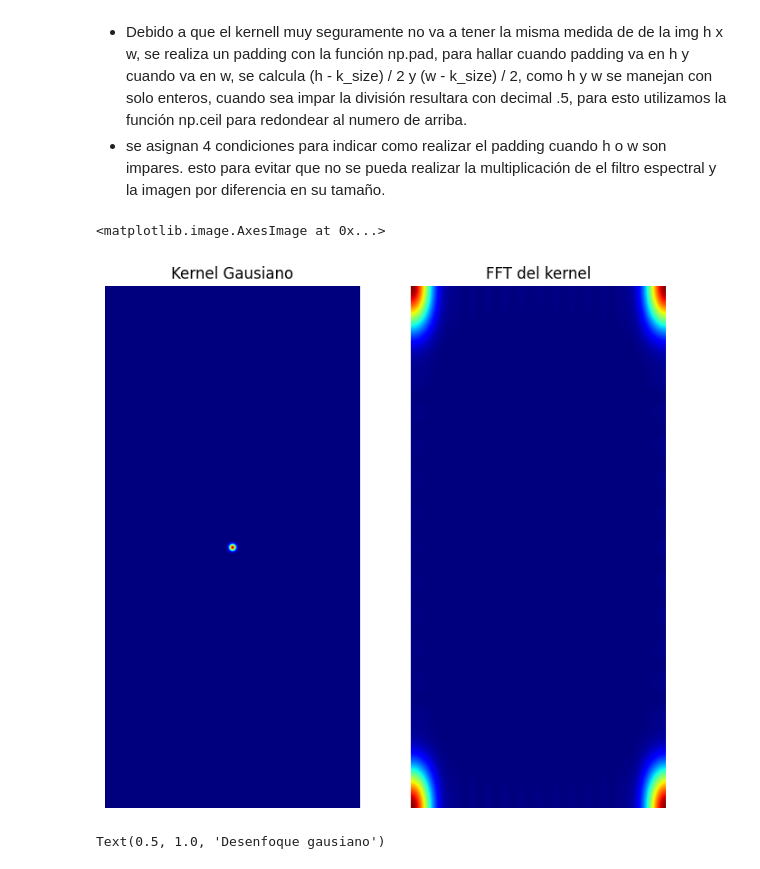
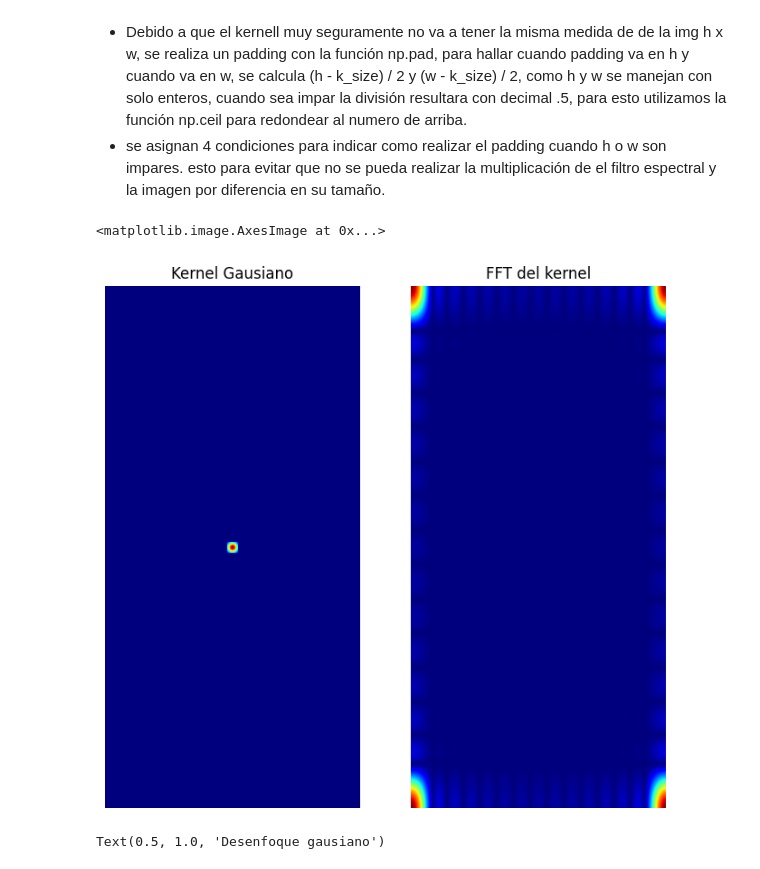
Before and after one commit to bryanqg92/CV_TPS, a Jupyter notebook: TP2/spectral_filter.ipynb, the cells around one changed output. Saved outputs shown, nothing was run; the diff lists cells and outputs as text; code cells hidden in the pictures.

```diff
--- a/TP2/spectral_filter.ipynb
+++ b/TP2/spectral_filter.ipynb
@@ -15,7 +15,7 @@ img = cv.imread('fft_alfa_pred.png', cv.IMREAD_GRAYSCALE)
 - Debido a que el kernell muy seguramente no va a tener la misma medida de de la img h x w, se realiza un padding con la función np.pad, para hallar cuando padding va en h y cuando va en w, se calcula (h - k_size) / 2 y (w - k_size) / 2, como h y w se manejan con solo enteros, cuando sea impar la división resultara con decimal .5, para esto utilizamos la función np.ceil para redondear al numero de arriba.
 - se asignan 4 condiciones para indicar como realizar el padding cuando h o w son impares. esto para evitar que no se pueda realizar la multiplicación de el filtro espectral y la imagen por diferencia en su tamaño.
 # %%
-def create_gauss_filter(h, w, k_size=15, sigma=3):
+def create_gauss_filter(h, w, k_size, sigma):
     kernel = cv.getGaussianKernel(k_size, sigma)
 
     #Se debe transponer el filtro
@@ -38,20 +38,20 @@ def create_gauss_filter(h, w, k_size=15, sigma=3):
     return filter_spatial, filter_f
 # %%
 h, w = img.shape
-kernel, kernel_tf = create_gauss_filter(h, w, k_size=15, sigma=3)
+kernel, kernel_tf = create_gauss_filter(h, w, k_size=15, sigma=5)
 
 plt.figure(figsize=(8,8))
 plt.subplot(1,2,1)
 plt.axis('off')
 plt.title("Kernel Gausiano")
 plt.imshow(kernel, cmap='jet')
 plt.subplot(1,2,2)
 plt.axis('off')
 plt.title("FFT del kernel")
 plt.imshow(np.abs(kernel_tf), cmap='jet')
 # %% [output]
 <matplotlib.image.AxesImage at 0x...>
-[figure, old version]
+[figure, new version]
 # %%
 img_fft = np.fft.fft2(img)
 filtered = img_fft * kernel_tf
```
Also changed, not shown: parts of 7 cells of this notebook.
